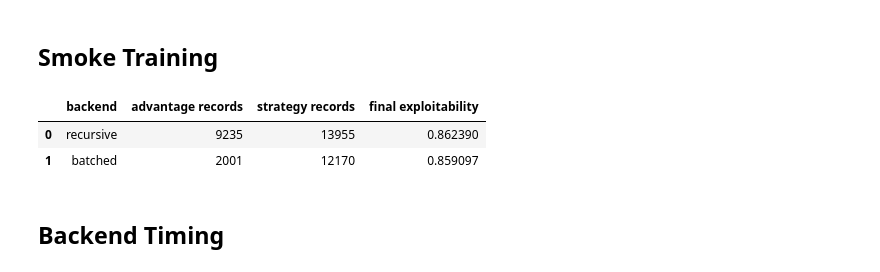
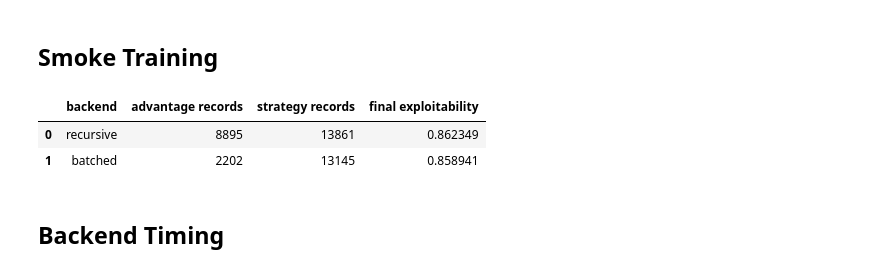
Before and after one commit to ImAdityaGupta/liars_poker, a Jupyter notebook: notebooks/june_2026/deep_cfr_batched_gpu_validation.ipynb, the cells around one changed output. Cells and saved outputs as stored; diff of their text form; code cells hidden in the pictures.

```diff
--- a/notebooks/june_2026/deep_cfr_batched_gpu_validation.ipynb
+++ b/notebooks/june_2026/deep_cfr_batched_gpu_validation.ipynb
@@ -138,41 +138,42 @@ def short_run(backend, *, seed=5):
         batch_size=64,
         advantage_train_steps=5,
         strategy_train_steps=5,
+        advantage_positive_weight=0.5,
         traversal_backend=backend,
         traversal_batch_size=32,
         validation_fraction=0.05,
     )
     policy, logs, trainer = deep_cfr_loop(
         spec,
         iterations=5,
         trainer=trainer,
         traversals_per_player=32,
         eval_every=5,
         debug=False,
     )
     return policy, logs, trainer
 
 recursive_policy, recursive_logs, recursive_trainer = short_run('recursive', seed=5)
 batched_policy, batched_logs, batched_trainer = short_run('batched', seed=5)
 
 pd.DataFrame([
     {
         'backend': 'recursive',
         'advantage records': sum(recursive_logs['training_series'][-1]['advantage_records_seen']),
         'strategy records': sum(recursive_logs['training_series'][-1]['strategy_records_seen']),
         'final exploitability': recursive_logs['exploitability_series'][-1]['predicted_avg'],
     },
     {
         'backend': 'batched',
         'advantage records': sum(batched_logs['training_series'][-1]['advantage_records_seen']),
         'strategy records': sum(batched_logs['training_series'][-1]['strategy_records_seen']),
         'final exploitability': batched_logs['exploitability_series'][-1]['predicted_avg'],
     },
 ])
 # %% [output]
 |  | backend | advantage records | strategy records | final exploitability |
-| 0 | recursive | 9235 | 13955 | 0.862390 |
-| 1 | batched | 2001 | 12170 | 0.859097 |
+| 0 | recursive | 8895 | 13861 | 0.862349 |
+| 1 | batched | 2202 | 13145 | 0.858941 |
 # %% [markdown]
 ## Backend Timing
 # %%
```
Also changed, not shown: parts of 2 cells of this notebook, 1 other file.
